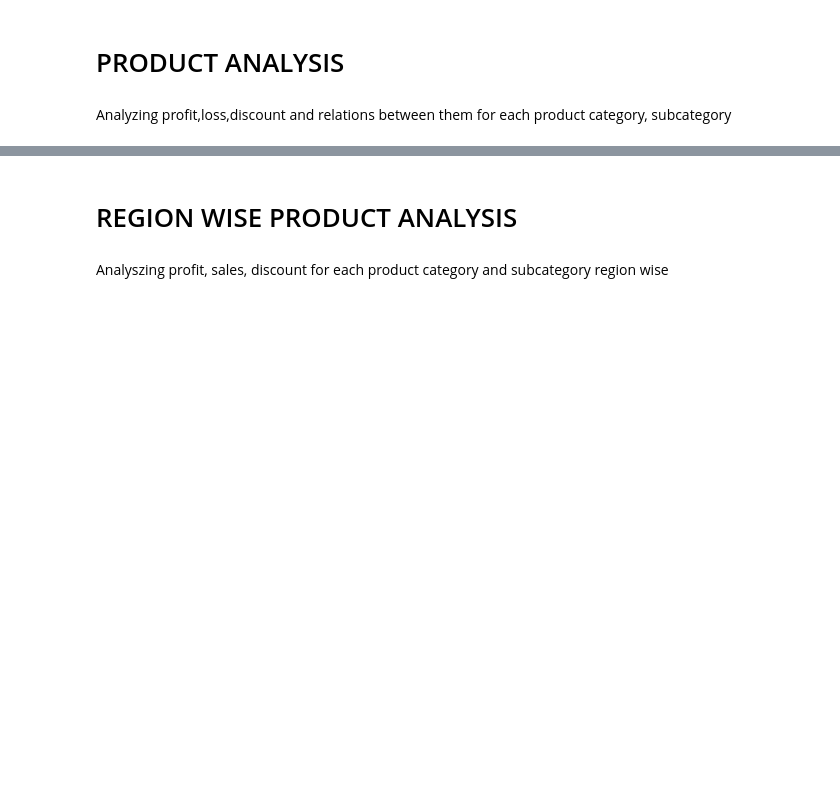
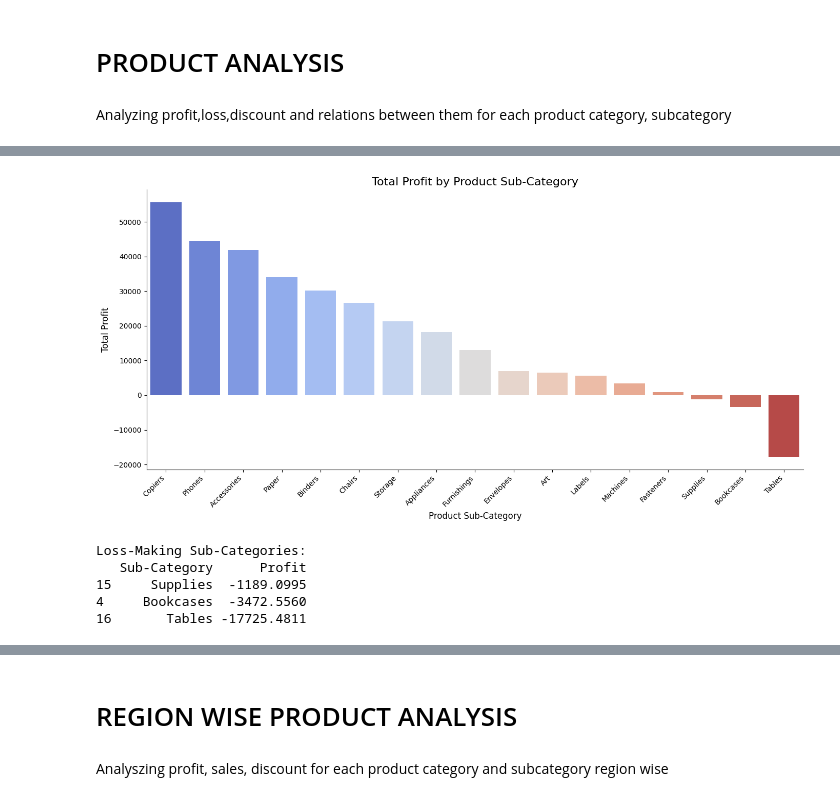
Before and after one commit to CHARUL1601/superstore-sales-profitability-analysis, a Jupyter notebook: Untitled0.ipynb, the cells around one changed output, grey strips where cells are left out. Saved outputs shown, nothing was run; the diff lists cells and outputs as text; code cells hidden in the pictures; blank space fills up the shorter version.

```diff
--- a/Untitled0.ipynb
+++ b/Untitled0.ipynb
@@ -536,0 +557,4 @@ Analyzing profit,loss,discount and relations between them for each product categ
+# %%
+subcategory_profit = sales_data.groupby('Sub-Category')['Profit'].sum().reset_index()
+subcategory_profit = subcategory_profit.sort_values(by='Profit', ascending=False)
+subcategory_profit
@@ -536,0 +580,23 @@ Analyzing profit,loss,discount and relations between them for each product categ
+# %%
+plt.figure(figsize=(14, 7))
+sns.barplot(x='Sub-Category', y='Profit', data=subcategory_profit, palette='coolwarm', hue='Sub-Category', legend=False)
+plt.title('Total Profit by Product Sub-Category', fontsize=16)
+plt.xlabel('Product Sub-Category', fontsize=12)
+plt.ylabel('Total Profit', fontsize=12)
+plt.xticks(rotation=45, ha='right')
+plt.gca().spines["top"].set_visible(False)
+plt.gca().spines["right"].set_visible(False)
+plt.tight_layout()
+plt.show()
+# %% [output]
+[figure, added]
+# %%
+loss_making_subcategories = subcategory_profit[subcategory_profit['Profit'] < 0]
+print("Loss-Making Sub-Categories:")
+print(loss_making_subcategories)
+# %% [output]
+Loss-Making Sub-Categories:
+   Sub-Category      Profit
+15     Supplies  -1189.0995
+4     Bookcases  -3472.5560
+16       Tables -17725.4811
```
Also changed, not shown: parts of 10 cells of this notebook.
